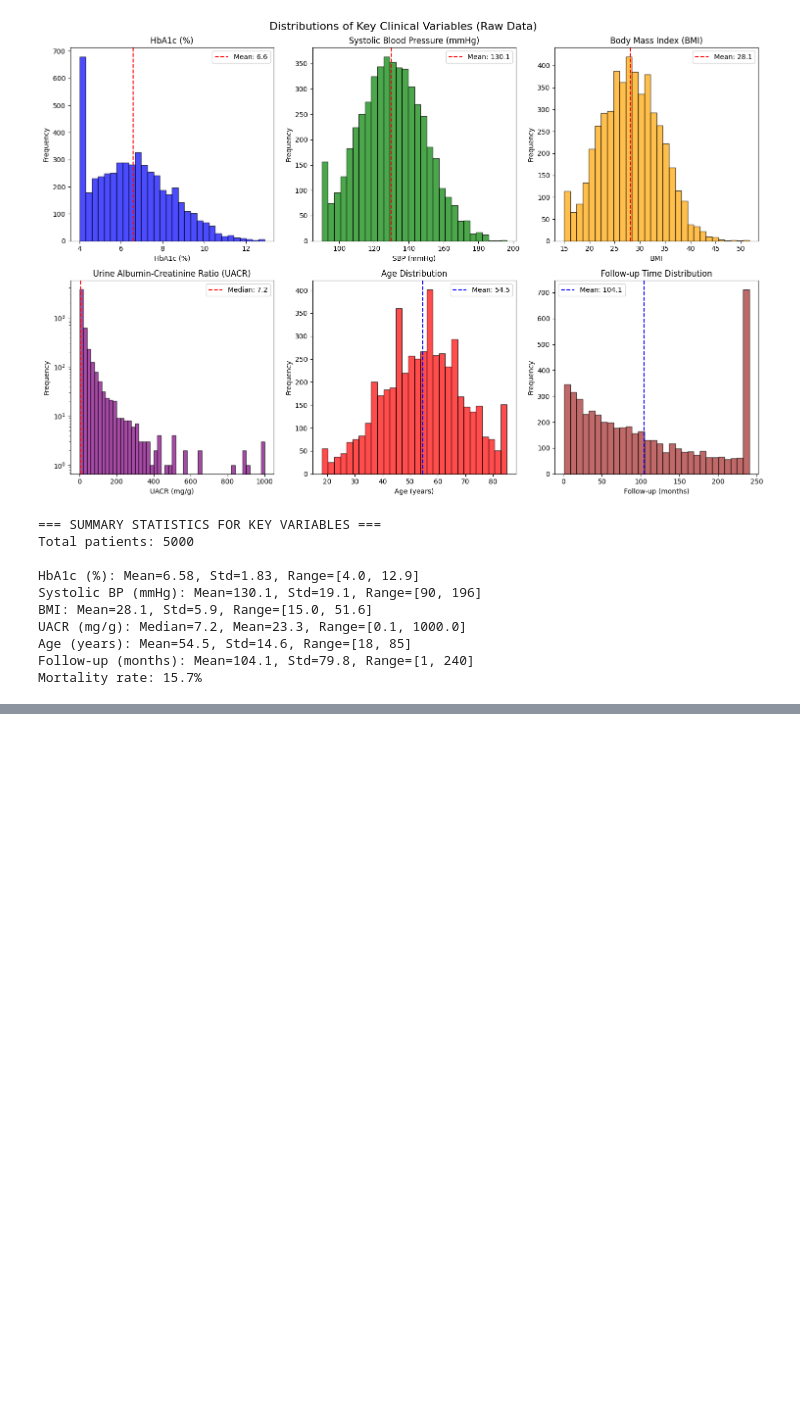
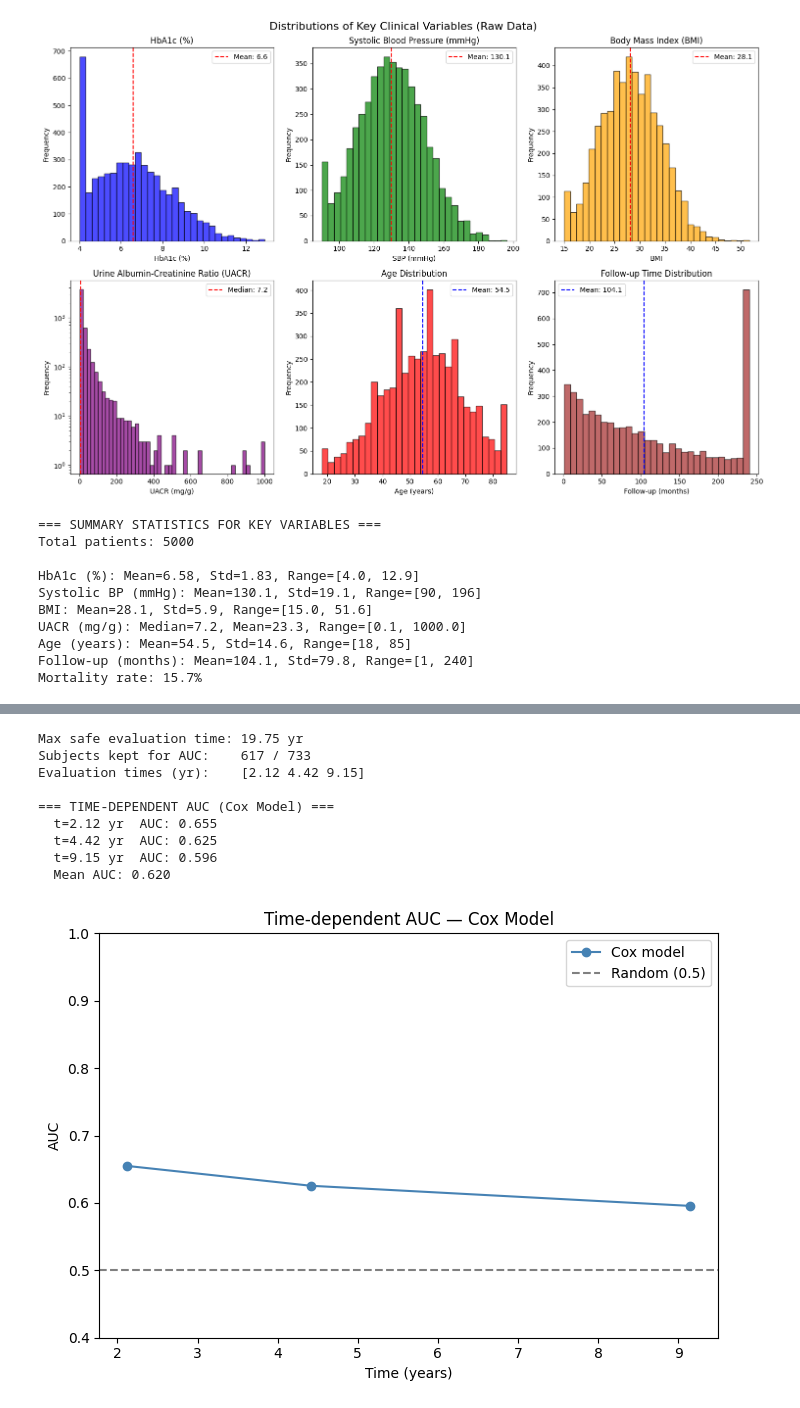
Before and after one commit to SamuelOtabir/cox-regression_synthetic-data, a Jupyter notebook: cox-regression.ipynb, the cells around one changed output, grey strips where cells are left out. Cells and saved outputs as stored; diff of their text form; code cells hidden in the pictures; blank space fills up the shorter version.

```diff
--- a/cox-regression.ipynb
+++ b/cox-regression.ipynb
@@ -402 +469,67 @@ plt.show()
+# %%
+# ── Time-dependent AUC (Cox model) ───────────────────────────
+# cumulative_dynamic_auc uses IPCW weights: 1/G(t) where G is the
+# censoring survival function. This breaks when G(t) = 0.
+# Fix: find the last time where G(t) > 0, then restrict both the
+# test subjects and the evaluation times to strictly below that point.
+
+from sksurv.metrics import cumulative_dynamic_auc
+from sksurv.nonparametric import CensoringDistributionEstimator
+from sksurv.util import Surv
+import numpy as np
+import matplotlib.pyplot as plt
+
+y_all = Surv.from_arrays(df_cox["EVENT"].astype(bool), df_cox["FOLLOW_UP_YEARS"])
+risk_scores_cox = cph.predict_partial_hazard(df_cox[cox_vars]).values
+
+# ── Step 1: find the last time where G(t) > 0 ────────────────
+cens_est = CensoringDistributionEstimator().fit(y_all)
+all_obs_times = np.sort(df_cox["FOLLOW_UP_YEARS"].unique())
+cens_at_times = cens_est.predict_proba(all_obs_times)
+max_safe_time = float(all_obs_times[cens_at_times > 0].max())
+print(f"Max safe evaluation time: {max_safe_time:.2f} yr")
+
+# ── Step 2: keep only test subjects with time < max_safe_time ─
+safe_mask = df_cox["FOLLOW_UP_YEARS"].values < max_safe_time
+y_test_safe = y_all[safe_mask]
+risk_safe   = risk_scores_cox[safe_mask]
+print(f"Subjects kept for AUC:    {safe_mask.sum()} / {len(safe_mask)}")
+
+# ── Step 3: evaluation times from event percentiles, capped ──
+event_times_safe = df_cox.loc[
+    (df_cox["FOLLOW_UP_YEARS"] < max_safe_time) & (df_cox["EVENT"] == 1),
+    "FOLLOW_UP_YEARS"
+].values
+times = np.percentile(event_times_safe, [25, 50, 75])
+times = times[times < max_safe_time]   # strict cap — the critical guard
+print(f"Evaluation times (yr):    {np.round(times, 2)}")
+
+auc_cox, mean_auc_cox = cumulative_dynamic_auc(y_all, y_test_safe, risk_safe, times)
+
+print("\n=== TIME-DEPENDENT AUC (Cox Model) ===")
+for t, a in zip(times, auc_cox):
+    print(f"  t={t:.2f} yr  AUC: {a:.3f}")
+print(f"  Mean AUC: {mean_auc_cox:.3f}")
+
+plt.figure(figsize=(7, 5))
+plt.plot(times, auc_cox, marker='o', color='steelblue', label='Cox model')
+plt.axhline(0.5, linestyle='--', color='grey', label='Random (0.5)')
+plt.ylim(0.4, 1.0)
+plt.xlabel('Time (years)')
+plt.ylabel('AUC')
+plt.title('Time-dependent AUC — Cox Model')
+plt.legend()
+plt.tight_layout()
+plt.show()
+# %% [output]
+Max safe evaluation time: 19.75 yr
+Subjects kept for AUC:    617 / 733
+Evaluation times (yr):    [2.12 4.42 9.15]
+
+=== TIME-DEPENDENT AUC (Cox Model) ===
+  t=2.12 yr  AUC: 0.655
+  t=4.42 yr  AUC: 0.625
+  t=9.15 yr  AUC: 0.596
+  Mean AUC: 0.620
+[figure, added]
 # %%
```
Also changed, not shown: parts of 10 cells of this notebook, 7 other files.
